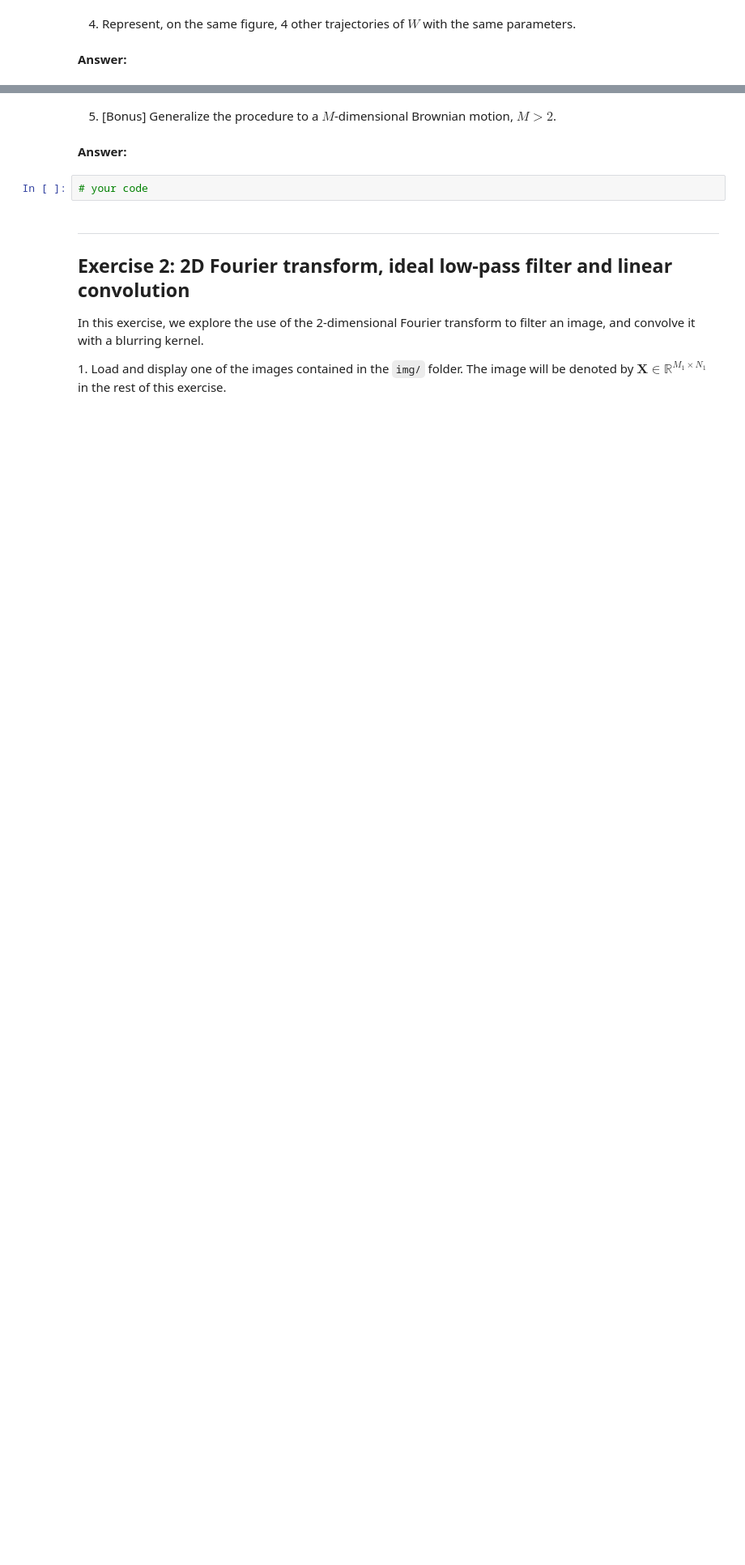
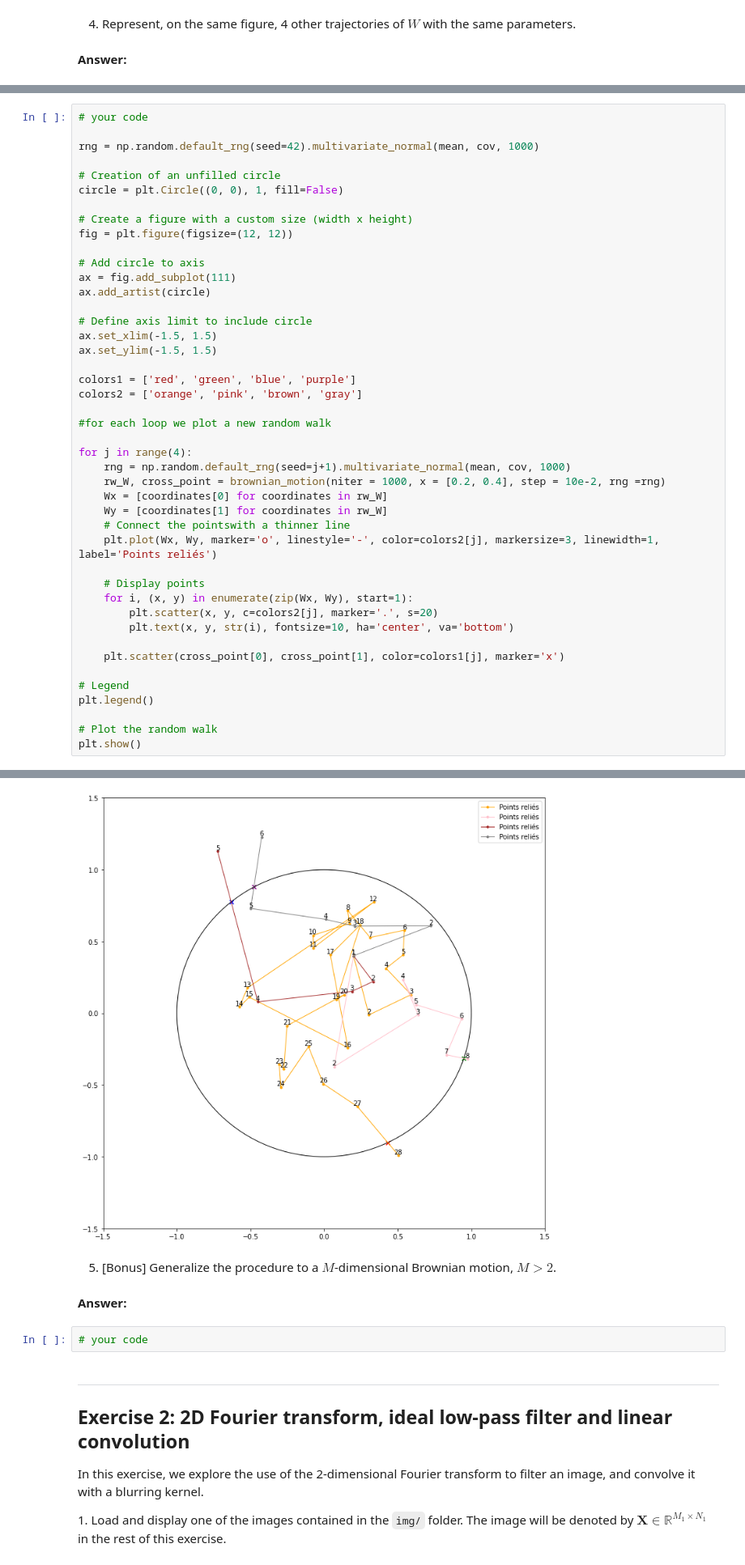
Before and after one commit to jeremdesno/python_sdia, a Jupyter notebook: Labs/Lab3/lab3.ipynb, the cells around one changed output, grey strips where cells are left out. Shown at 81% size. Cells and saved outputs as stored; diff of their text form; blank space fills up the shorter version.

```diff
--- a/Labs/Lab3/lab3.ipynb
+++ b/Labs/Lab3/lab3.ipynb
@@ -310,0 +214,45 @@ plt.show()
+# %%
+# your code
+
+rng = np.random.default_rng(seed=42).multivariate_normal(mean, cov, 1000)
+
+# Creation of an unfilled circle
+circle = plt.Circle((0, 0), 1, fill=False)
+
+# Create a figure with a custom size (width x height)
+fig = plt.figure(figsize=(12, 12))
+
+# Add circle to axis
+ax = fig.add_subplot(111)
+ax.add_artist(circle)
+
+# Define axis limit to include circle
+ax.set_xlim(-1.5, 1.5)
+ax.set_ylim(-1.5, 1.5)
+
+colors1 = ['red', 'green', 'blue', 'purple']
+colors2 = ['orange', 'pink', 'brown', 'gray']
+
+#for each loop we plot a new random walk
+
+for j in range(4):
+    rng = np.random.default_rng(seed=j+1).multivariate_normal(mean, cov, 1000)
+    rw_W, cross_point = brownian_motion(niter = 1000, x = [0.2, 0.4], step = 10e-2, rng =rng)
+    Wx = [coordinates[0] for coordinates in rw_W]
+    Wy = [coordinates[1] for coordinates in rw_W]
+    # Connect the pointswith a thinner line
+    plt.plot(Wx, Wy, marker='o', linestyle='-', color=colors2[j], markersize=3, linewidth=1, label='Points reliés')
+
+    # Display points
+    for i, (x, y) in enumerate(zip(Wx, Wy), start=1):
+        plt.scatter(x, y, c=colors2[j], marker='.', s=20)
+        plt.text(x, y, str(i), fontsize=10, ha='center', va='bottom')
+
+    plt.scatter(cross_point[0], cross_point[1], color=colors1[j], marker='x')
+
+# Legend
+plt.legend()
+
+# Plot the random walk
+plt.show()
+# %% [output]
@@ -311,3 +263,4 @@ plt.show()
+[figure, added]
 # %% [markdown]
 5. [Bonus] Generalize the procedure to a $M$-dimensional Brownian motion, $M > 2$.
 # %% [markdown]
```
Also changed, not shown: parts of 13 cells of this notebook.
